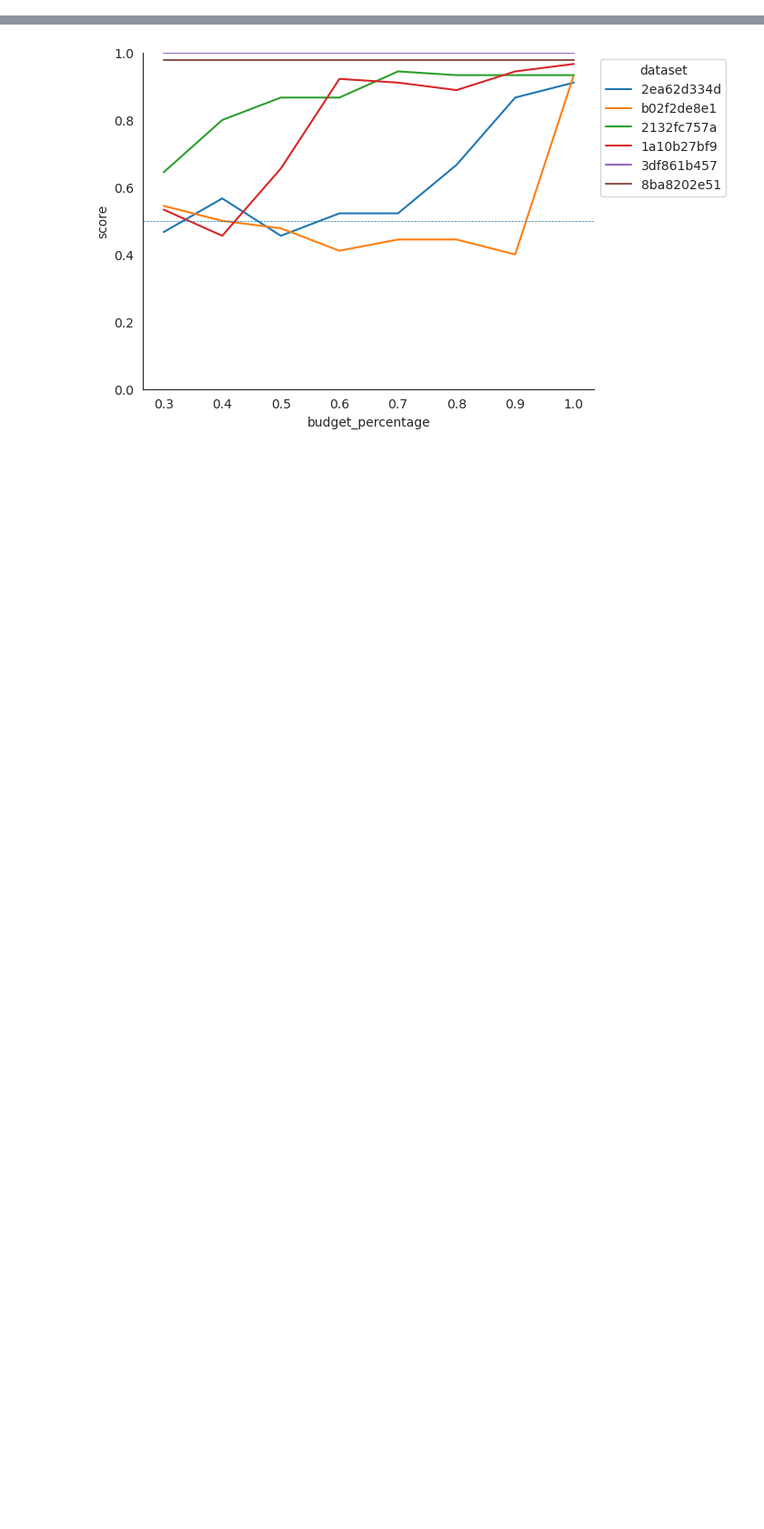
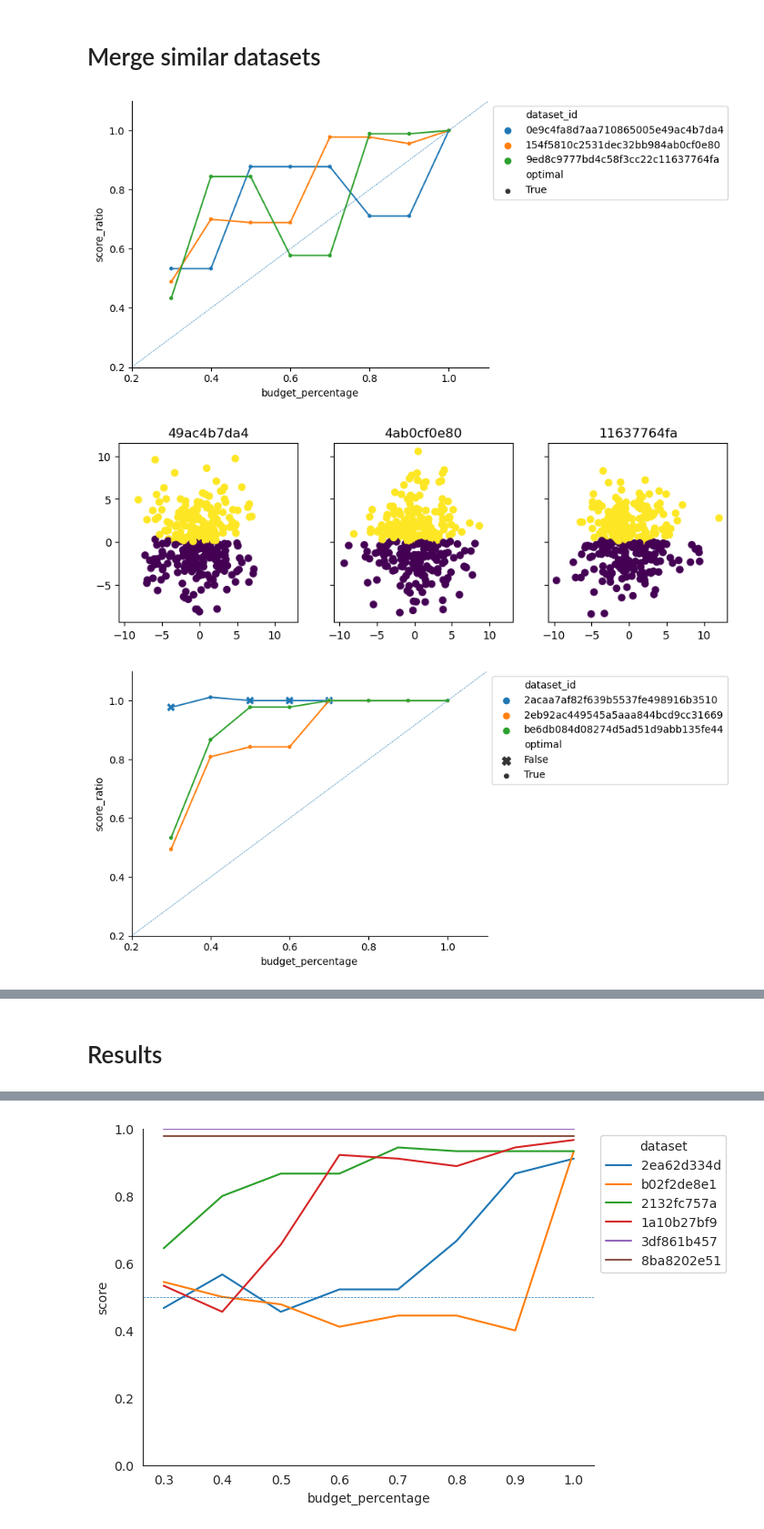
Before and after one commit to antoniobelotti/budget-svm, a Jupyter notebook: results.ipynb, the cells around one changed output, grey strips where cells are left out. Shown at 91% size. Saved outputs shown, nothing was run; the diff lists cells and outputs as text; code cells hidden in the pictures; blank space fills up the shorter version.

```diff
--- a/results.ipynb
+++ b/results.ipynb
@@ -89,0 +167,2 @@ array(['c909c284a99cdf44d8d51d2ea62d334d',
+# %% [markdown]
+# Merge similar datasets
@@ -89,0 +224,40 @@ array(['c909c284a99cdf44d8d51d2ea62d334d',
+# %%
+res_df = (
+    df_success.set_index("dataset")
+    .join(all_ds_info.set_index("id"), rsuffix="_ds_param")
+    .reset_index()
+    .rename(
+        {
+            "index": "dataset_id",
+        },
+        axis=1,
+    )
+)
+
+sigmoid_res = res_df.query("a.isnull()").dropna(axis=1).copy()
+pacman_res = res_df.query("rho.isnull()").dropna(axis=1).copy()
+
+id_map = {}
+for i, group in pacman_res.groupby(by=["a", "r", "p"]):
+    ds_ids = group.dataset_id.unique().tolist()
+    grouped_id = "-".join([x[-5:] for x in ds_ids])
+    for ds_id in ds_ids:
+        id_map[ds_id] = grouped_id
+    plot_res(group, "dataset_id")
+    plot_group_ds(group)
+
+for i, group in sigmoid_res.groupby(by=["beta", "rho", "theta"]):
+    ds_ids = group.dataset_id.unique().tolist()
+    grouped_id = "-".join([x[-5:] for x in ds_ids])
+    for ds_id in ds_ids:
+        id_map[ds_id] = grouped_id
+    plot_res(group, "dataset_id")
+    plot_group_ds(group)
+
+
+pacman_res["grouped_id"] = pacman_res.dataset_id.apply(lambda x: id_map[x])
+sigmoid_res["grouped_id"] = sigmoid_res.dataset_id.apply(lambda x: id_map[x])
+# %% [output]
+[figure, added]
+[figure, added]
+[figure, added]
@@ -90 +273,3 @@ array(['c909c284a99cdf44d8d51d2ea62d334d',
+# %% [markdown]
+# Results
 # %%
```
Also changed, not shown: parts of 13 cells of this notebook, 1 other file.
